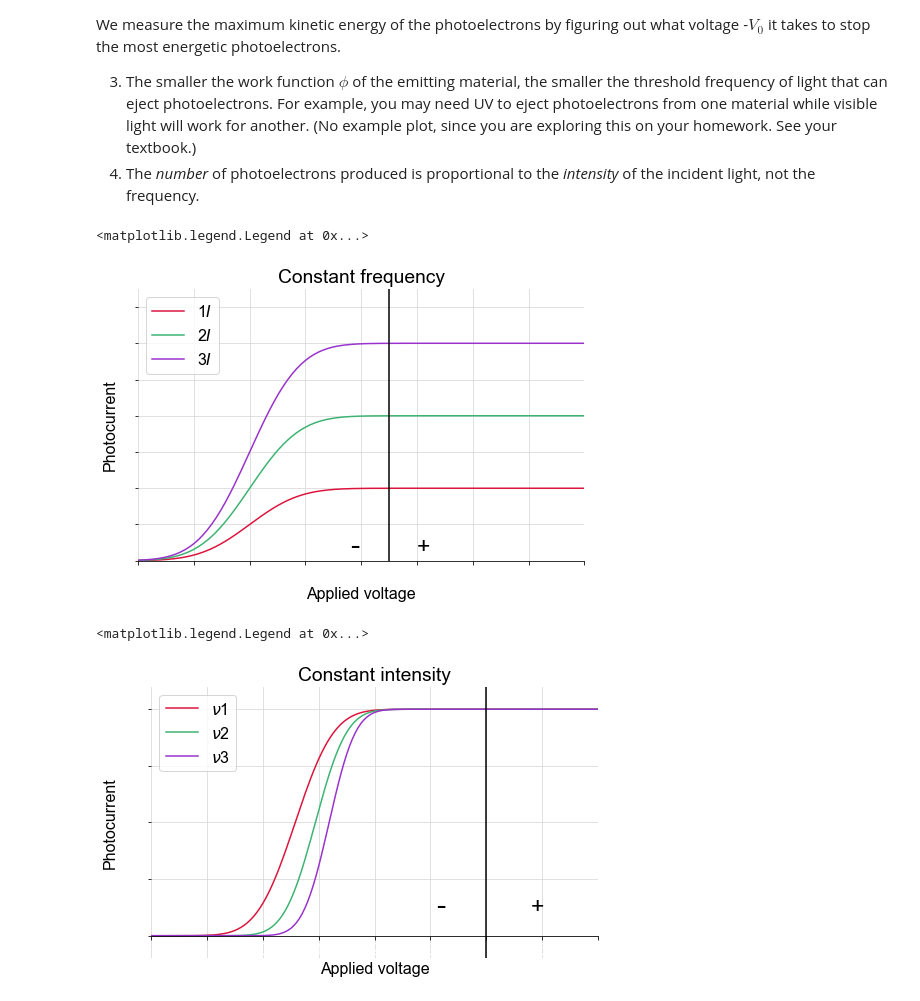
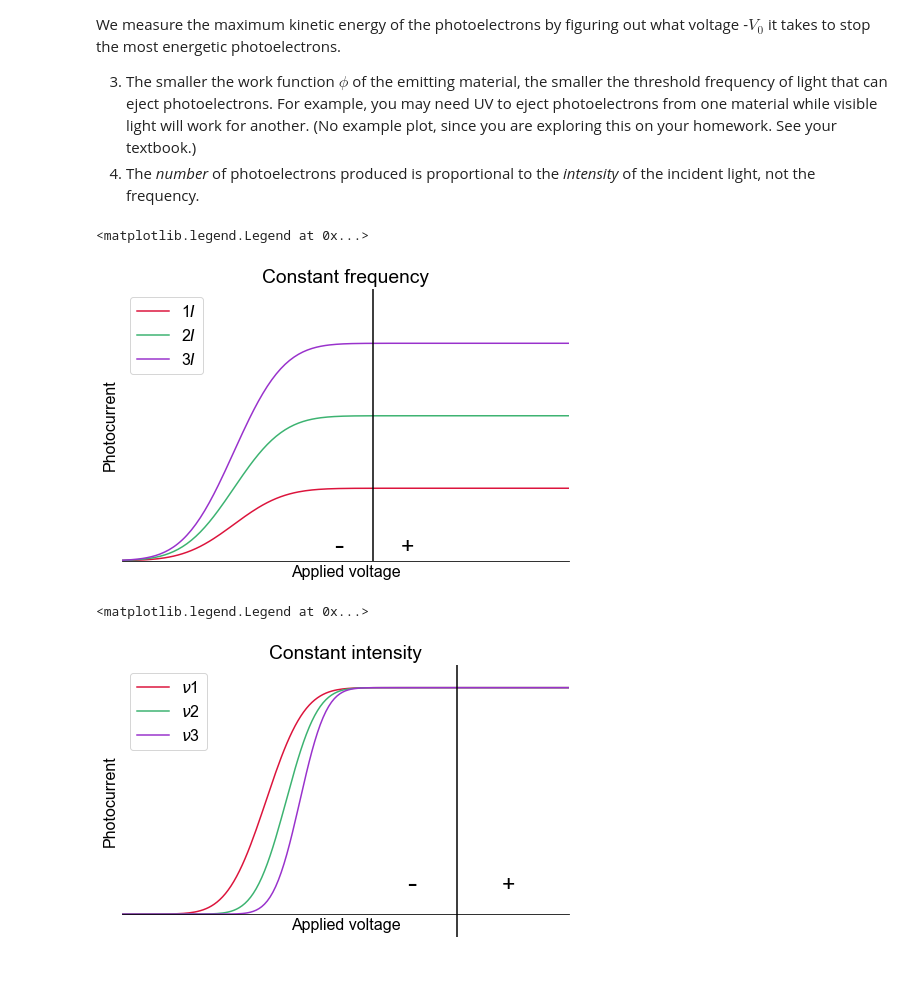
Before and after one commit to sdrastro/PHYS309, a Jupyter notebook: photoelectric_effect.ipynb, the cells around one changed output. Drawn from its saved outputs; the diff is of its cells as text; code cells hidden in the pictures; blank space fills up the shorter version.

```diff
--- a/photoelectric_effect.ipynb
+++ b/photoelectric_effect.ipynb
@@ -75,35 +75,37 @@ def erf(x):
 # %%
 Nx = 201
 x = np.linspace(0, 8, num=Nx, endpoint=True)
 colors = ['mediumblue', 'crimson', 'mediumseagreen', 'darkorchid']
 fig, ax = plt.subplots(1, 1, figsize=(8,5))
 
 for i in range(1,4):
     ax.plot(x, [i*erf(x[j]-2)+i for j in range(Nx)], color=colors[i], label=f"{i}" + r"$I$")
+ax.set_xticks([])
+ax.set_yticks([])
 ax.set_xlim([0, 8])
 ax.set_ylim([0, 7.5])
 ax.axvline(4.5, color='k')
 ax.set_xlabel('Applied voltage')
 ax.set_ylabel('Photocurrent')
 ax.spines['left'].set_visible(False)
 ax.spines['bottom'].set_position(('data', 0))
 ax.spines['right'].set_visible(False)
 ax.spines['top'].set_visible(False)
-ax.tick_params(labelcolor='white')
 ax.text(5, 0.2, '+', fontsize='x-large')
 ax.text(3.8, 0.2, '-', fontsize='xx-large')
 ax.set_title('Constant frequency')
-ax.grid(color='0.85')
 ax.legend(loc='best')
 # %% [output]
 <matplotlib.legend.Legend at 0x...>
-[figure, old version]
+[figure, new version]
 # %%
 x2 = np.linspace(-2, 8, num=Nx, endpoint=True)
 fig, ax = plt.subplots(1, 1, figsize=(8,5))
 
 for i in range(1,4):
     ax.plot(x2, [erf((1+i*0.3)*x2[j]-0.75*i)+1 for j in range(Nx)], color=colors[i], label=r"$\nu$"+f"{i}")
+ax.set_xticks([])
+ax.set_yticks([])
 ax.set_xlim([-2, 6])
 ax.set_ylim([-0.2, 2.2])
 ax.set_xlabel('Applied voltage')
@@ -115,12 +117,10 @@ ax.spines['left'].set_visible(False)
 ax.spines['bottom'].set_position(('data', 0))
 ax.spines['right'].set_visible(False)
 ax.spines['top'].set_visible(False)
-ax.tick_params(labelcolor='white')
 ax.text(4.8, 0.2, '+', fontsize='x-large')
 ax.text(3.1, 0.2, '-', fontsize='xx-large')
 ax.set_title('Constant intensity')
-ax.grid(color='0.85')
 ax.legend(loc='upper left')
 # %% [output]
 <matplotlib.legend.Legend at 0x...>
-[figure, old version]
+[figure, new version]
```
Also changed, not shown: parts of 1 cell of this notebook.
